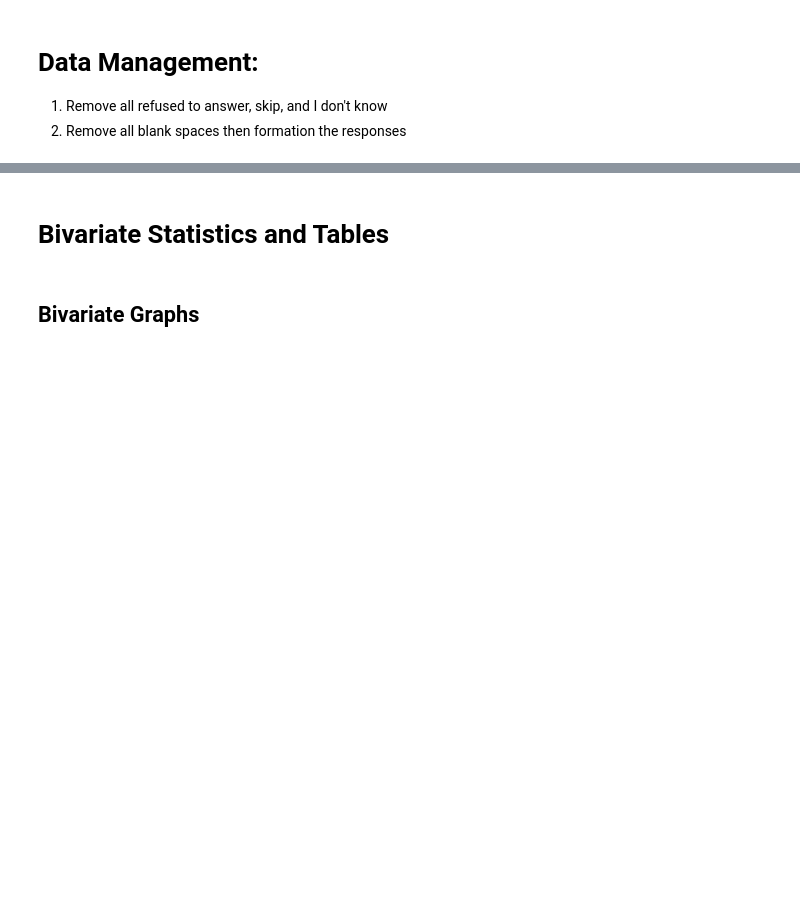
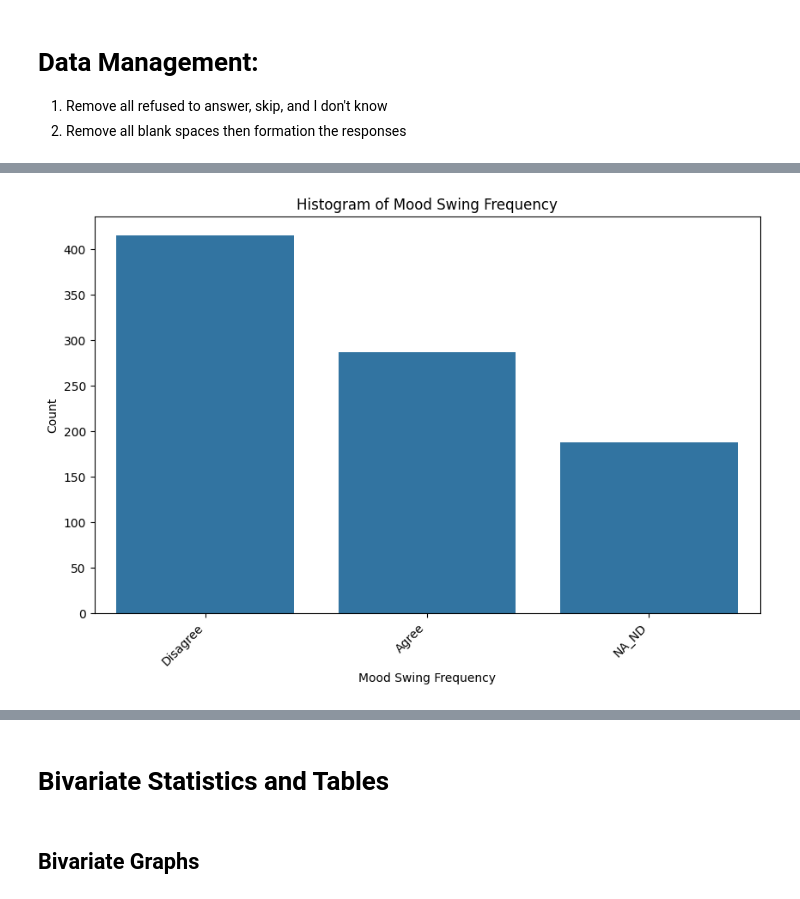
Before and after one commit to SageCas/Money-Expense-Report, a Jupyter notebook: Research_Question_1_(By_____________).ipynb, the cells around one changed output, grey strips where cells are left out. Drawn from its saved outputs; the diff is of its cells as text; code cells hidden in the pictures; blank space fills up the shorter version.

```diff
--- a/Research_Question_1_(By_____________).ipynb
+++ b/Research_Question_1_(By_____________).ipynb
@@ -31,2 +141,3 @@ Insert picture of variable 2 from research question:
 # %%
-#Manage data for variable 1
+#Manage data for variable 2
+df= df.dropna()
@@ -32,0 +161,10 @@ Insert picture of variable 2 from research question:
+# %%
+# prompt: remove the blank name under H4PE4.
+
+import pandas as pd
+import matplotlib.pyplot as plt
+import seaborn as sns
+#Manage data for variable 2
+df = df.dropna()
+df = df[df['H4PE4'] != ' '] # remove rows where 'H4PE4' is blank
+df['H4PE4'].value_counts()
@@ -32,0 +222,15 @@ Insert picture of variable 2 from research question:
+# %%
+# prompt: Just combine the blank variable with the 1 into NA_ND
+
+df['MOODSWING_FREQUENCY'].replace( {1:'Strongly_Agree',
+                                      '1':'Strongly_Agree',
+                                      2:'Agree',
+                                      '2':'Agree',
+                                      3:'NA_ND',
+                                      '3':'NA_ND',
+                                      4:'Disagree',
+                                      '4':'Disagree',
+                                      5:'Strongly_Disagree',
+                                      '5':'Strongly_Disagree',
+                                      '':'NA_ND' # Replacing blank values with 'NA_ND'
+                                      } ,  inplace= True )
@@ -33,2 +317,20 @@ Insert picture of variable 2 from research question:
 # %%
 #Graphs and tables or statistics
+# %%
+# prompt: make a histrogram
+
+# Assuming 'df' and 'MOODSWING_FREQUENCY' column are already defined as in the provided code.
+
+import matplotlib.pyplot as plt
+import seaborn as sns
+
+# Create the histogram
+plt.figure(figsize=(10, 6))  # Adjust figure size as needed
+sns.countplot(x='MOODSWING_FREQUENCY', data=df)
+plt.title('Histogram of Mood Swing Frequency')
+plt.xlabel('Mood Swing Frequency')
+plt.ylabel('Count')
+plt.xticks(rotation=45, ha='right') # Rotate x-axis labels for better readability
+plt.show()
+# %% [output]
+[figure, added]
```
Also changed, not shown: parts of 21 cells of this notebook.
